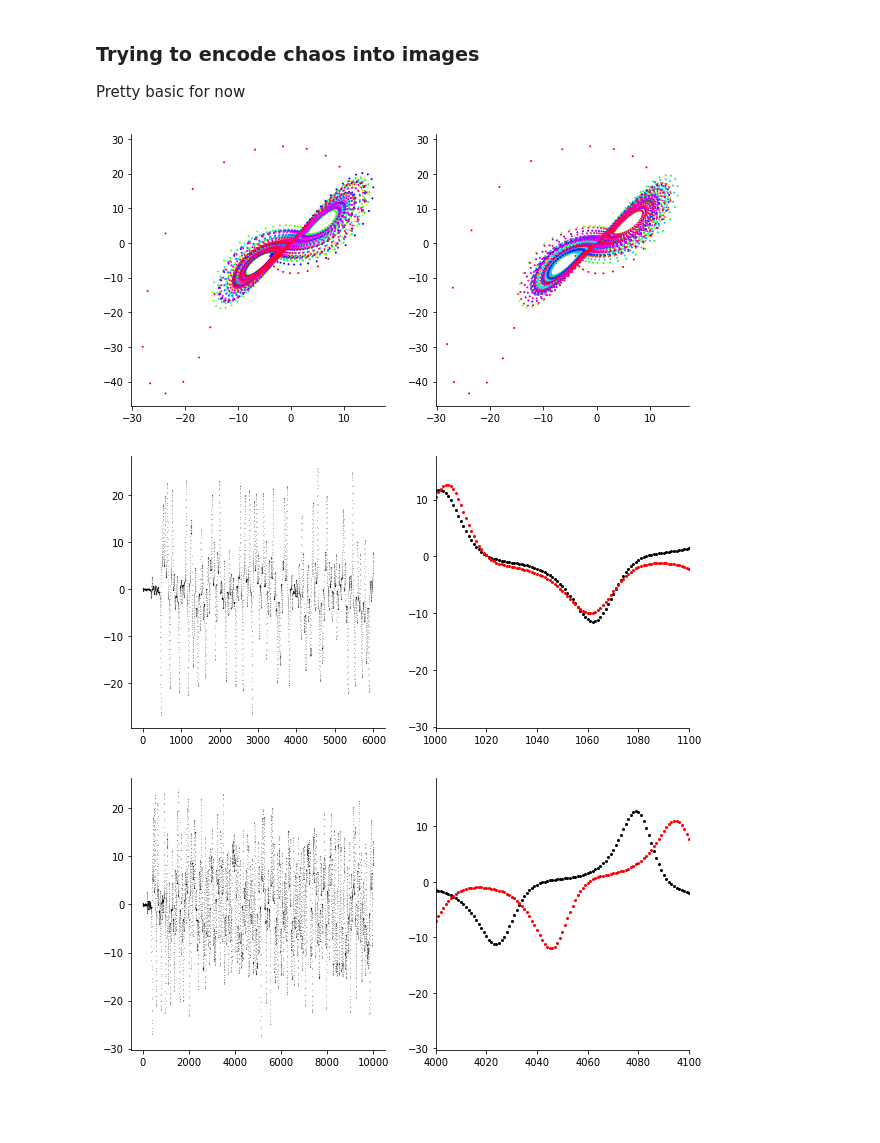
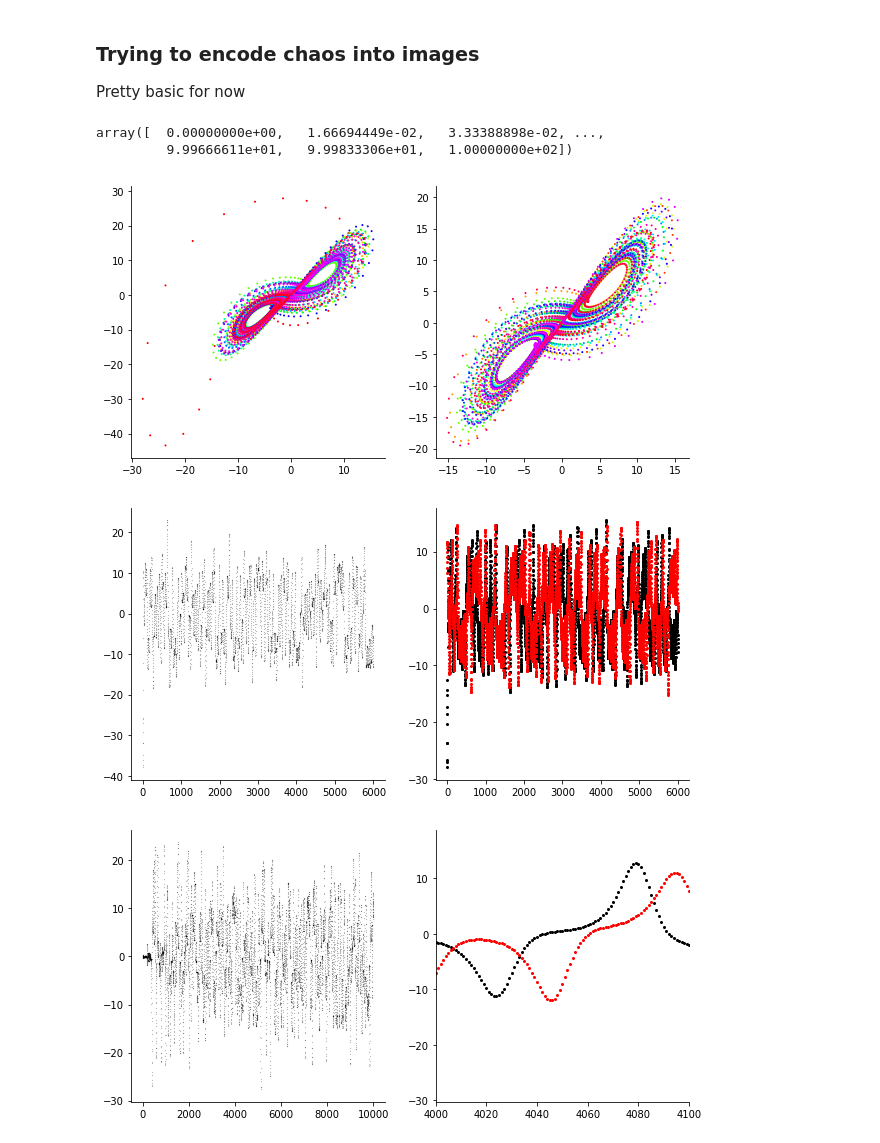
Before and after one commit to djkrofch/chaoticImages, a Jupyter notebook: ChaoticImageEncoding.ipynb, the cells around one changed output. Drawn from its saved outputs; the diff is of its cells as text; code cells hidden in the pictures; blank space fills up the shorter version.

Commit message:
Start integration at stable values

```diff
--- a/ChaoticImageEncoding.ipynb
+++ b/ChaoticImageEncoding.ipynb
@@ -18,8 +18,12 @@ from matplotlib.colors import cnames
 from matplotlib import animation
 
 %matplotlib inline
+# %%
+t
+# %% [output]
+array([  0.00000000e+00,   1.66694449e-02,   3.33388898e-02, ...,
+         9.99666611e+01,   9.99833306e+01,   1.00000000e+02])
 # %%
-N=2
 angle=0.0
 max_time=100.0
 sigma=10.0
@@ -29,41 +33,44 @@ rho=28.0
 def lorenz_deriv(x_y_z, t0, sigma=sigma, beta=beta, rho=rho):
     x, y, z = x_y_z
     return [sigma * (y - x), x * (rho - z) - y, x * y - beta * z]
 
-np.random.seed(1)
+#Start by generating some initial conditions, scaled
 x0 = -15 + 30 * np.array([[  0.02,   0.01,   0.002]])
-# Solve for the trajectories
+
+# Solve for the trajectory
 t = np.linspace(0, max_time, int(60*max_time))
 x_t = np.asarray([integrate.odeint(lorenz_deriv, x0i, t)
                   for x0i in x0])
 
 x, y, z = x_t[0,:,:].T
 L1 = pd.DataFrame(dict(X = x, Y = y, Z = z))
 
-np.random.seed(2)
-x0 = -15 + 30 * np.array([[  0.01, 0.009, 0.0019]])
-# Solve for the trajectories
+# Now we can throw out the first 1000 steps and snag those coordinates
+# for the new initial conditions of the sequence
+x0 = [[L1.X[1000], L1.Y[1000], L1.Z[1000]]]
+
+# Solve for the trajectories with the new initial conditions
 t = np.linspace(0, max_time, int(60*max_time))
 x_t = np.asarray([integrate.odeint(lorenz_deriv, x0i, t)
                   for x0i in x0])
 
 x, y, z = x_t[0,:,:].T
 L2 = pd.DataFrame(dict(X2 = x, Y2 = y, Z2 = z))
 f, (ax1, ax2) = plt.subplots(1,2,figsize = (10,5))
 ax1.scatter(L1.X, L1.Y, c = L1.index, s = 1, cmap='hsv')
 ax2.scatter(L2.X2, L2.Y2, c = L2.index, s = 1, cmap='hsv')
 sns.despine()
 
 f, (ax1, ax2) = plt.subplots(1,2,figsize = (10,5))
 ax1.plot(L1.X - L2.X2, 'ok', markersize = 0.1)
 ax2.plot(L1.X, 'ok', markersize = 2)
 ax2.plot(L2.X2, 'or', markersize = 2)
 
-ax2.set_xlim([1000, 1100])
+#ax2.set_xlim([1000, 1100])
 sns.despine()
 # %% [output]
-[figure, old version]
+[figure, new version]
-[figure, old version]
+[figure, new version]
 # %%
 # %% [output]
 [figure]
```
